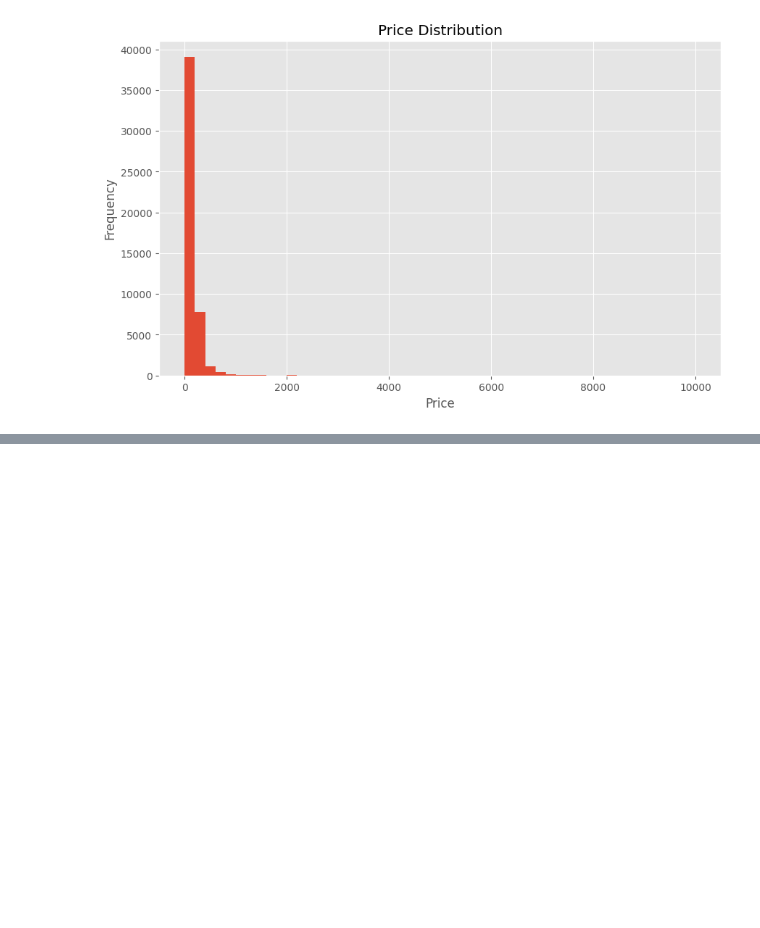
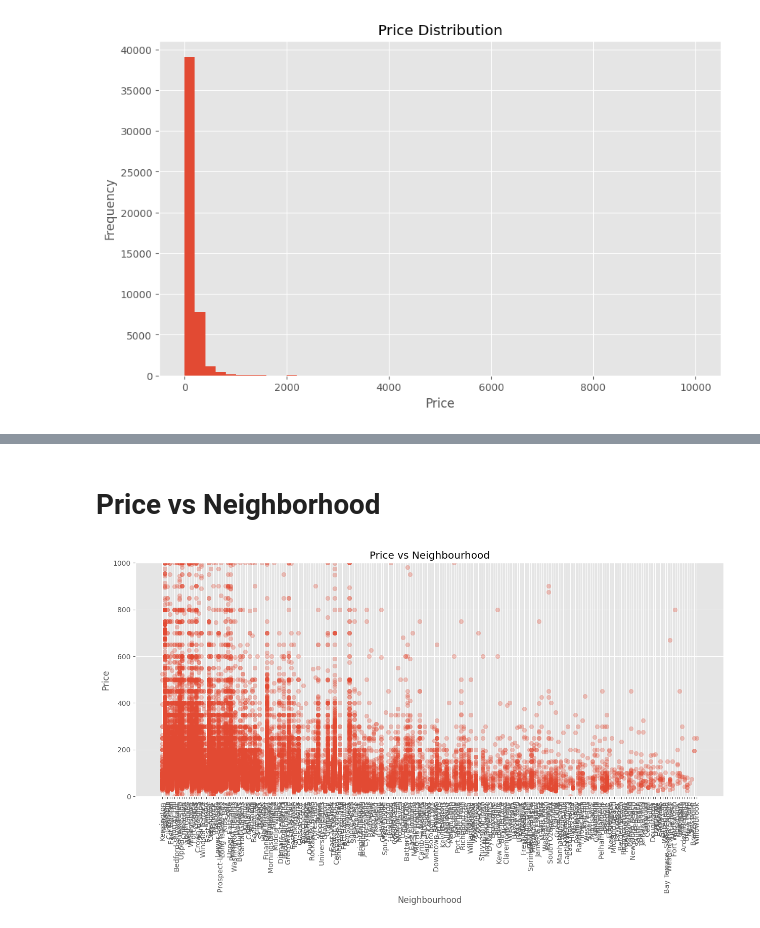
Before and after one commit to PanithanPenny/ProgrammingWithData, a Jupyter notebook: Midterm_Penny.ipynb, the cells around one changed output, grey strips where cells are left out. Saved outputs shown, nothing was run; the diff lists cells and outputs as text; code cells hidden in the pictures; blank space fills up the shorter version.

```diff
--- a/Midterm_Penny.ipynb
+++ b/Midterm_Penny.ipynb
@@ -82,0 +132,20 @@ plt.show()
+# %% [markdown]
+# Price vs Neighborhood
+# %%
+neighbourhoods = airbnb['neighbourhood'].unique()
+neighbourhood_mapping = {neigh: idx for idx, neigh in enumerate(neighbourhoods)}
+airbnb['neighbourhood_numeric'] = airbnb['neighbourhood'].map(neighbourhood_mapping)
+
+# Price vs Neighbourhood
+plt.figure(figsize=(15, 6))
+plt.scatter(airbnb['neighbourhood_numeric'], airbnb['price'], alpha=0.3)
+plt.title("Price vs Neighbourhood")
+plt.xlabel("Neighbourhood")
+plt.ylabel("Price")
+plt.ylim(0, 1000)  # Adjust y-axis limit to keep plot readable
+
+# Set x-ticks to display neighbourhood names
+plt.xticks(ticks=list(neighbourhood_mapping.values()), labels=list(neighbourhood_mapping.keys()), rotation=90)
+plt.show()
+# %% [output]
+[figure, added]
```
Also changed, not shown: parts of 23 cells of this notebook.
